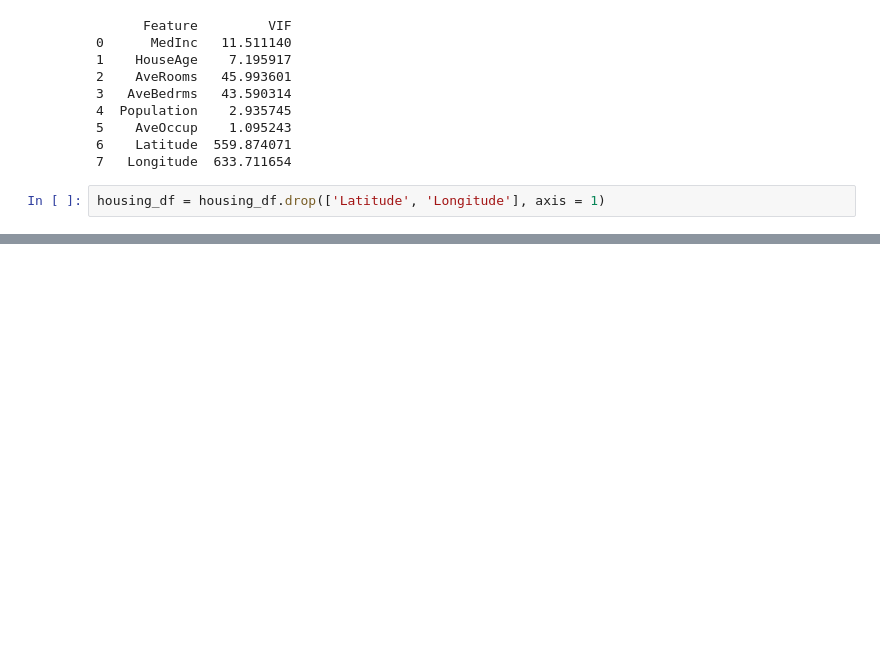
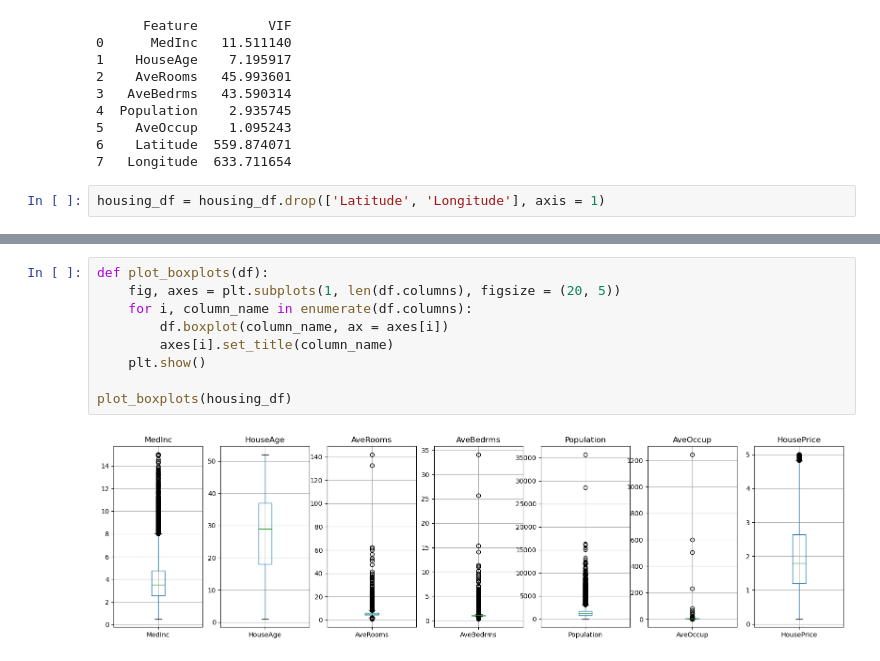
Before and after one commit to udityamerit/Machine-Learning-For-Beginners, a Jupyter notebook: 4 Regression and Application/Regression and Applications.ipynb, the cells around one changed output, grey strips where cells are left out. Cells and saved outputs as stored; diff of their text form; blank space fills up the shorter version.

```diff
--- a/4 Regression and Application/Regression and Applications.ipynb
+++ b/4 Regression and Application/Regression and Applications.ipynb
@@ -213,0 +255,11 @@ housing_df[cols_to_convert] = pd.to_numeric(housing_df)
+# %%
+def plot_boxplots(df):
+    fig, axes = plt.subplots(1, len(df.columns), figsize = (20, 5))
+    for i, column_name in enumerate(df.columns):
+        df.boxplot(column_name, ax = axes[i])
+        axes[i].set_title(column_name)
+    plt.show()
+
+plot_boxplots(housing_df)
+# %% [output]
+[figure, added]
```
Also changed, not shown: parts of 6 cells of this notebook.
